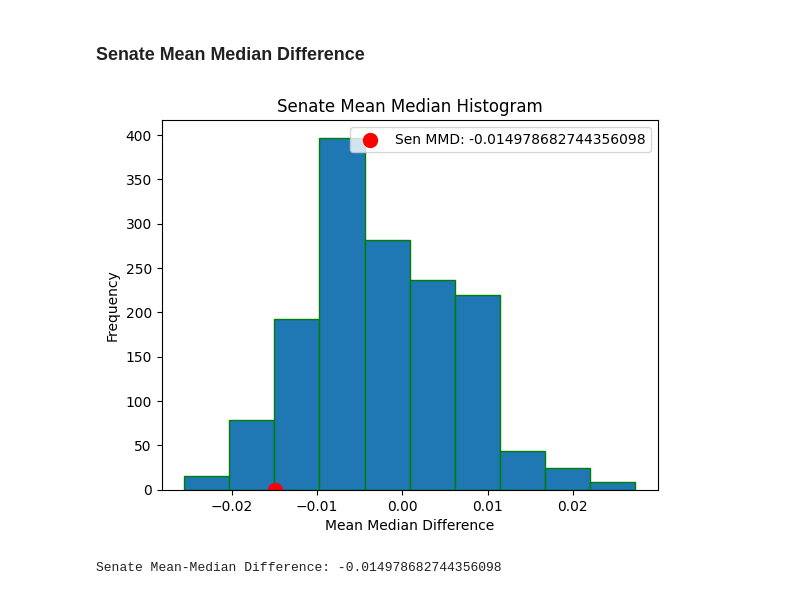
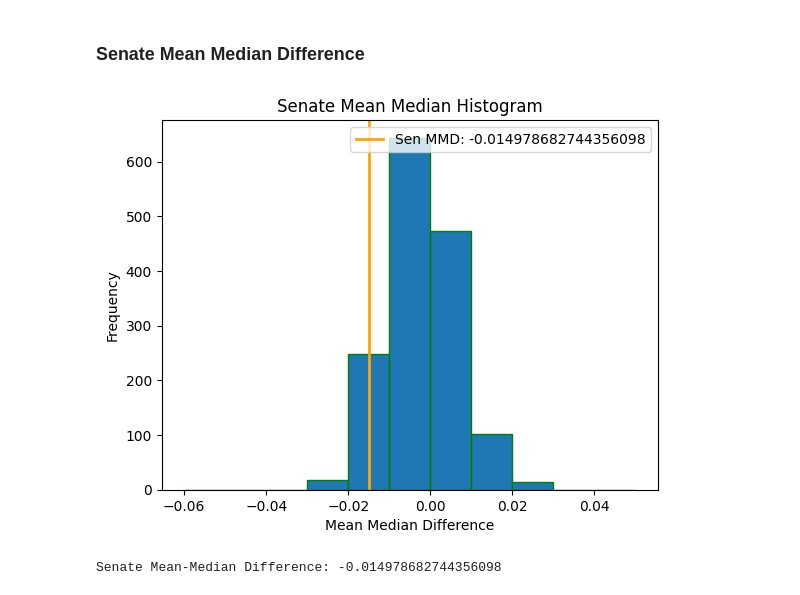
Before and after one commit to blaydeomura/AI_for_redistricting_final_project, a Jupyter notebook: CT_final_outlier_analysis.ipynb, the cells around one changed output. Saved outputs shown, nothing was run; the diff lists cells and outputs as text; code cells hidden in the pictures.

```diff
--- a/CT_final_outlier_analysis.ipynb
+++ b/CT_final_outlier_analysis.ipynb
@@ -365,19 +369,20 @@ Presidential Mean-Median Difference: 0.0025703346431988905
 sen_mean_median_diff = initial_partition["SEN16"].mean_median()
 # %%
 # Plot our histogram
+bins = [-.06, -.05, -.04, -.03, -0.02, -.01, 0, .01, .02, .03, .04, .05]
 plt.figure()
-plt.hist(sen_mmd, edgecolor = "green", align='mid')
+plt.hist(sen_mmd, bins, edgecolor = "green", align='mid')
 plt.title('Senate Mean Median Histogram')
 plt.xlabel('Mean Median Difference')
 plt.ylabel('Frequency')
 
-# Scatter plot of mmd
-plt.scatter([sen_mean_median_diff], [0], color='red', s=100, label=f'Sen MMD: {sen_mean_median_diff:}')  # s is the size of the dot
+# Overlay sline on top of histogram
+plt.axvline(x=sen_mean_median_diff, color='orange', label=f'Sen MMD: {sen_mean_median_diff:}', linewidth=2) # sets the veritcal line
 plt.legend()  # Show legend with the label of scatter
 
 plt.show()
 # %% [output]
-[figure, old version]
+[figure, new version]
 # %%
 print(f"Senate Mean-Median Difference: {sen_mean_median_diff}")
 # %% [output]
```
Also changed, not shown: parts of 10 cells of this notebook.
